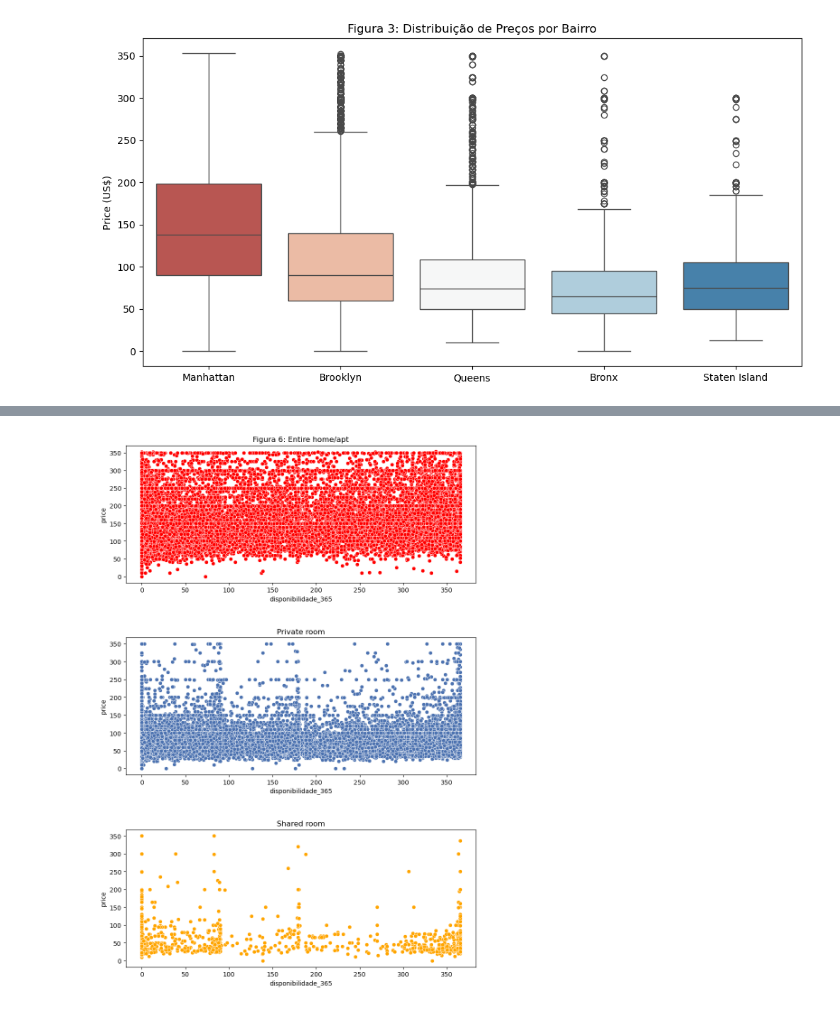
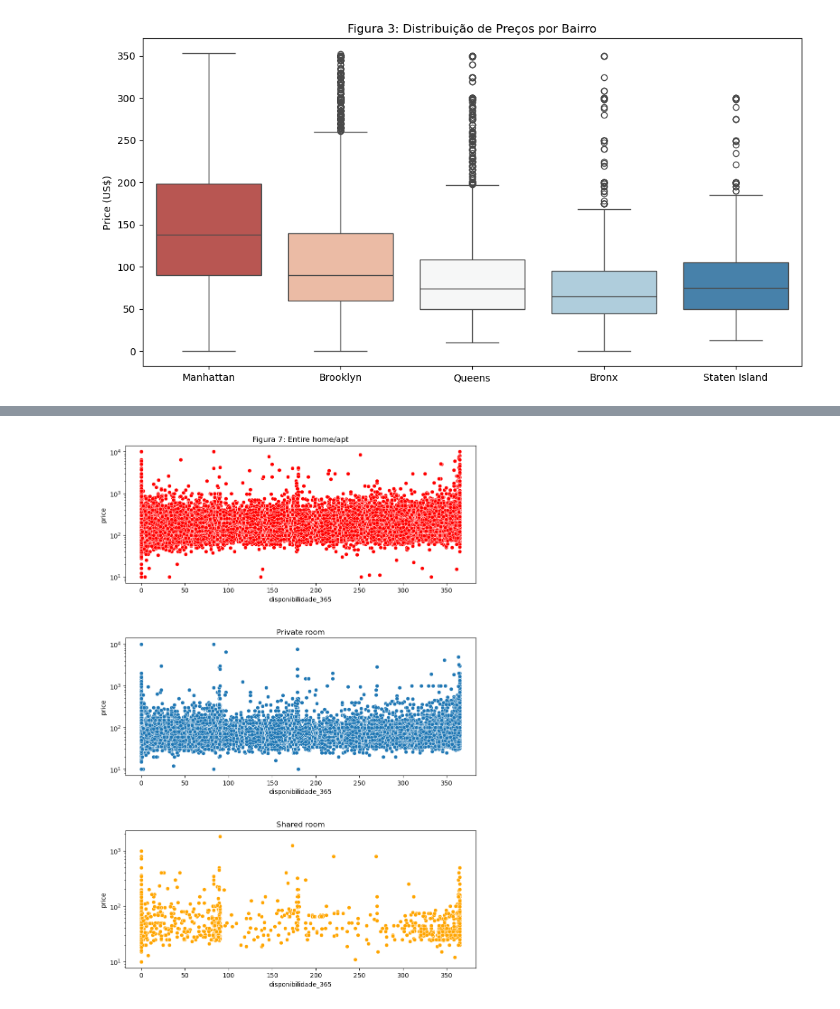
Before and after one commit to DaniloDC07/-Lighthouse-Desafio-Ci-ncia-de-Dados-2025, a Jupyter notebook: Desafio LIGHTHOUSE.ipynb, the cells around one changed output, grey strips where cells are left out. Cells and saved outputs as stored; diff of their text form; code cells hidden in the pictures.

```diff
--- a/Desafio LIGHTHOUSE.ipynb
+++ b/Desafio LIGHTHOUSE.ipynb
@@ -335,24 +357,26 @@ plt.yscale("log")
 # %%
 fig, ax = plt.subplots(nrows=3, figsize = (10,15))
 
 sn.scatterplot(ax=ax[0], color='red',
-               data=df1[df1['room_type']=='Entire home/apt'],
+               data=df[df['room_type']=='Entire home/apt'],
                x='disponibilidade_365', y='price', alpha=1)
-ax[0].set_title('Figura 6: Entire home/apt')
+ax[0].set_title('Figura 7: Entire home/apt')
+ax[0].set_yscale('log')
 
 sn.scatterplot(ax=ax[1],
-               data=df1[df1['room_type']=='Private room'],
+               data=df[df['room_type']=='Private room'],
                x='disponibilidade_365', y='price', alpha=1)
 ax[1].set_title('Private room')
+ax[1].set_yscale('log')
 
 sn.scatterplot(ax=ax[2], color='orange',
-               data=df1[df1['room_type']=='Shared room'],
+               data=df[df['room_type']=='Shared room'],
                x='disponibilidade_365', y='price', alpha=1)
 ax[2].set_title('Shared room')
-
+ax[2].set_yscale('log')
 plt.subplots_adjust(hspace=0.4)
 # %% [output]
-[figure, old version]
+[figure, new version]
 # %%
 fig, ax = plt.subplots(nrows=5, figsize = (10,15))
 
```
Also changed, not shown: parts of 14 cells of this notebook.
